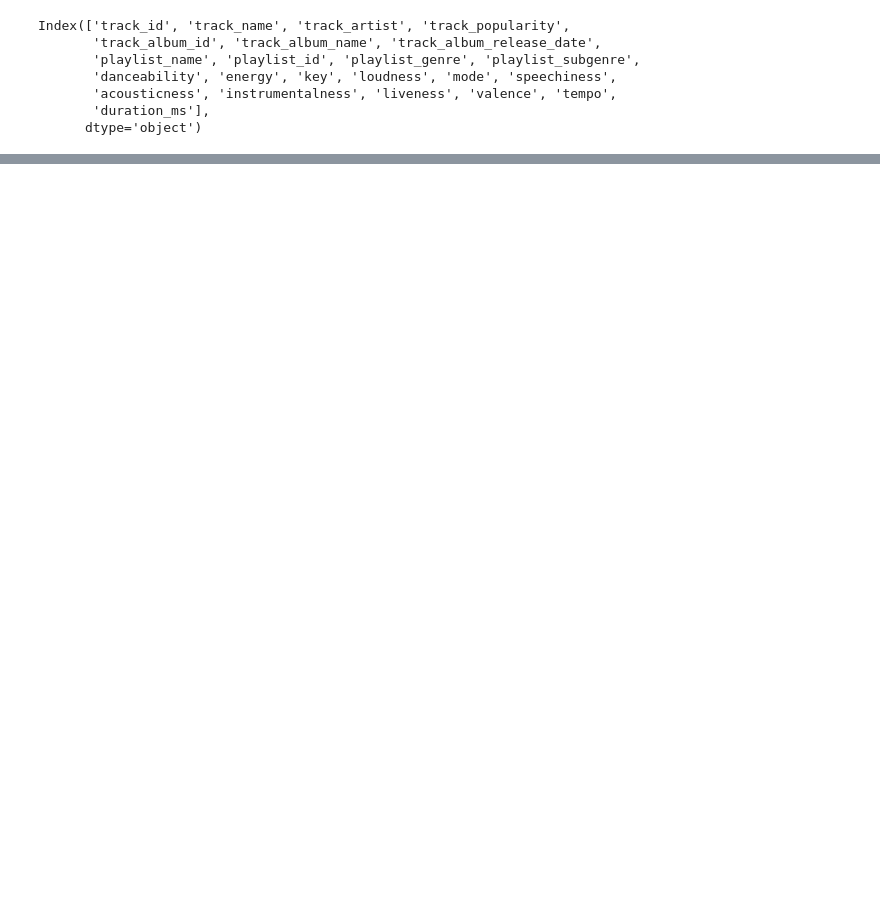
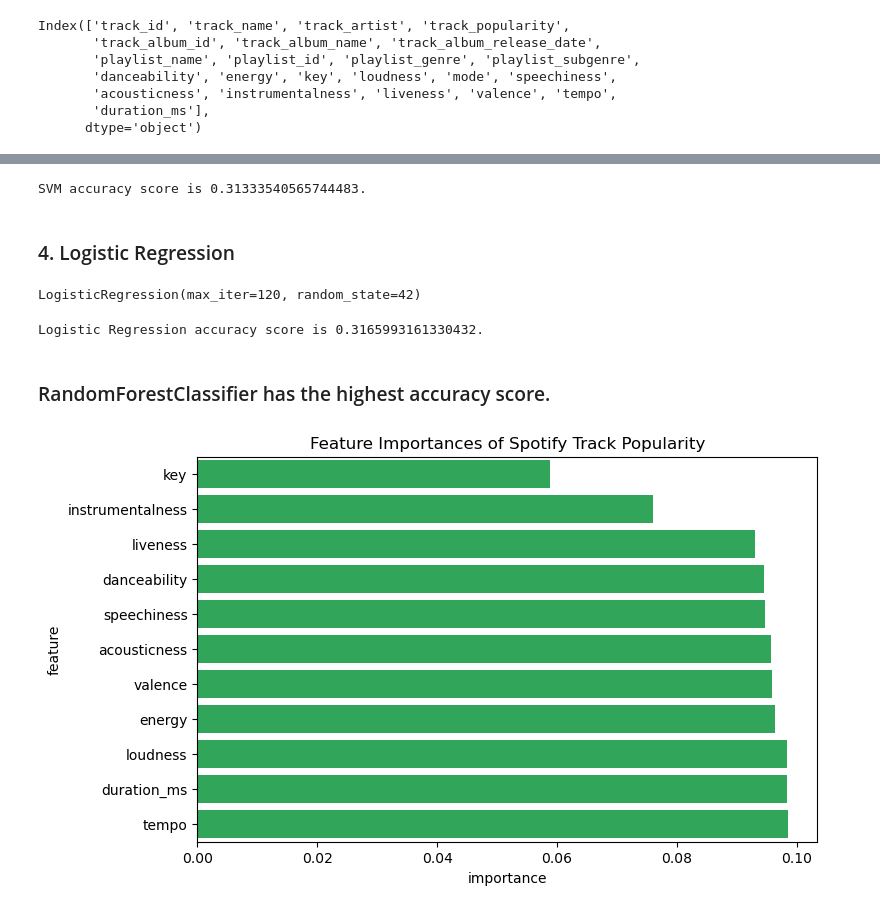
Before and after one commit to stellasyyun/ml-project-2, a Jupyter notebook: data_clean.ipynb, the cells around one changed output, grey strips where cells are left out. Saved outputs shown, nothing was run; the diff lists cells and outputs as text; code cells hidden in the pictures; blank space fills up the shorter version.

```diff
--- a/data_clean.ipynb
+++ b/data_clean.ipynb
@@ -50,0 +82,17 @@ Name: track_popularity, dtype: float64
+# %%
+# Select "tier" column as our target
+X = df_clean[['danceability','energy','key','loudness','speechiness','acousticness','instrumentalness','liveness','valence','tempo','duration_ms']]
+y = df_clean['tier']
+# %%
+# Split into train and test
+X_train, X_test, y_train, y_test = train_test_split(X, y, random_state=42)
+
+# Use label encoder for categorial value
+encoder = LabelEncoder()
+X_train['key'] = encoder.fit_transform(X_train['key'])
+X_test['key'] = encoder.transform(X_test['key'])
+
+# Scale the data using StandardScaler()
+scaler = StandardScaler()
+X_train_scaled = scaler.fit_transform(X_train)
+X_test_scaled = scaler.transform(X_test)
@@ -50,0 +101,6 @@ Name: track_popularity, dtype: float64
+# %%
+from sklearn.neighbors import KNeighborsClassifier
+
+# Create model and fit our data
+kn_model = KNeighborsClassifier(n_neighbors=5)
+kn_model.fit(X_train_scaled, y_train)
@@ -50,0 +120,6 @@ Name: track_popularity, dtype: float64
+# %%
+from sklearn.ensemble import RandomForestClassifier
+
+# Create model and fit our data
+rfc_model = RandomForestClassifier(n_estimators=128, class_weight='balanced', random_state=42)
+rfc_model.fit(X_train_scaled, y_train)
@@ -50,0 +148,45 @@ Name: track_popularity, dtype: float64
+# %%
+# Predict the data
+svm_preds = svm_model.predict(X_test_scaled)
+
+# Check accuracy score
+svm_acc_score = accuracy_score(y_test, svm_preds)
+print(f"SVM accuracy score is {svm_acc_score}.")
+# %% [output]
+SVM accuracy score is 0.31333540565744483.
+# %% [markdown]
+### 4. Logistic Regression
+# %%
+from sklearn.linear_model import LogisticRegression
+
+# Create model and fit our data
+lg_model = LogisticRegression(random_state=42, max_iter=120)
+lg_model.fit(X_train_scaled, y_train)
+# %% [output]
+LogisticRegression(max_iter=120, random_state=42)
+# %%
+# Predict the data
+lg_preds = lg_model.predict(X_test_scaled)
+
+# Check accuracy score
+lg_acc_score = accuracy_score(y_test, lg_preds)
+print(f"Logistic Regression accuracy score is {lg_acc_score}.")
+# %% [output]
+Logistic Regression accuracy score is 0.3165993161330432.
+# %% [markdown]
+### RandomForestClassifier has the highest accuracy score.
+# %%
+# Check feature importances using the RandomForestClassifier model
+df_importances = pd.DataFrame({
+    'feature': X.columns,
+    'importance': rfc_model.feature_importances_
+})
+df_importances = df_importances.sort_values(by='importance')
+
+# Plot the importances as a bar graph
+plt.figure(figsize=(8, 5))
+sns.barplot(data=df_importances, x='importance', y='feature', color='#1DB954')
+plt.title('Feature Importances of Spotify Track Popularity')
+plt.show()
+# %% [output]
+[figure, added]
```
Also changed, not shown: parts of 19 cells of this notebook.
